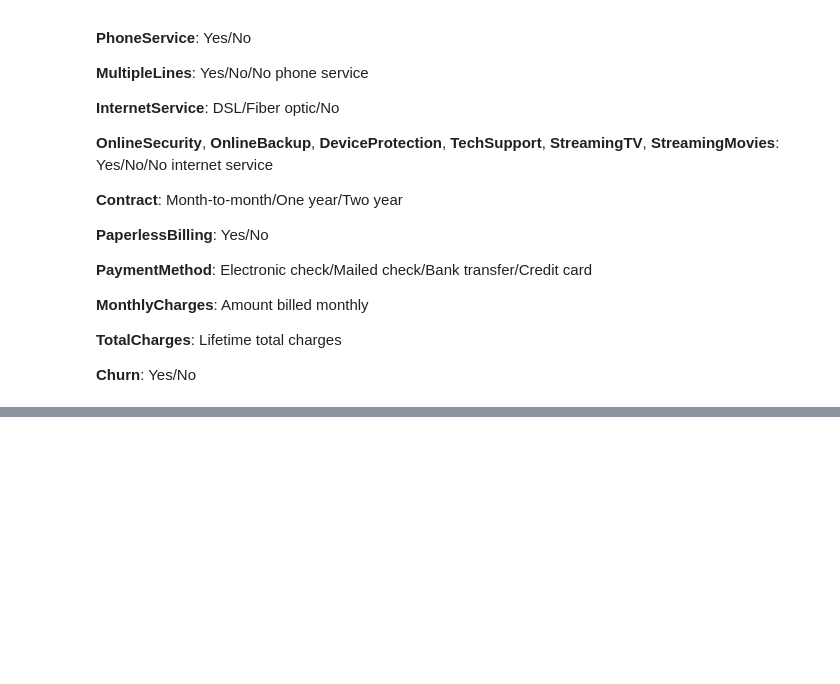
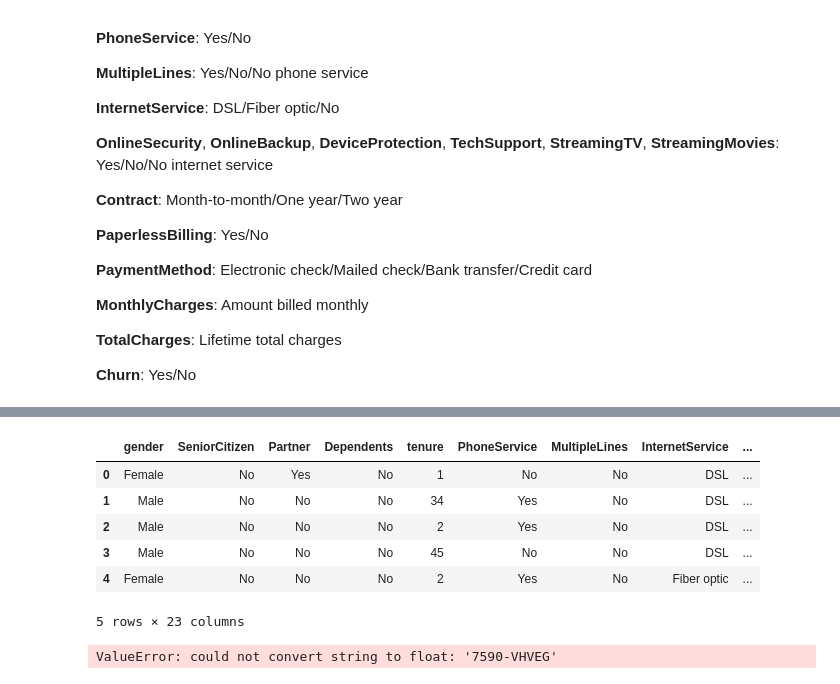
Before and after one commit to akkwok2099/data-analytics-portfolio, a Jupyter notebook: notebooks/01_customer_churn_analysis.ipynb, the cells around one changed output, grey strips where cells are left out. Saved outputs shown, nothing was run; the diff lists cells and outputs as text; code cells hidden in the pictures; blank space fills up the shorter version.

```diff
--- a/notebooks/01_customer_churn_analysis.ipynb
+++ b/notebooks/01_customer_churn_analysis.ipynb
@@ -351,0 +266,19 @@ telecom.shape
+# %%
+# Drop the customerID column because we have no use for it
+telecom_clean = telecom_clean.drop('customerID', axis=1)
+
+telecom_clean.head()
+# %% [output]
+|  | gender | SeniorCitizen | Partner | Dependents | tenure | PhoneService | MultipleLines | InternetService | ... |
+| 0 | Female | No | Yes | No | 1 | No | No | DSL | ... |
+| 1 | Male | No | No | No | 34 | Yes | No | DSL | ... |
+| 2 | Male | No | No | No | 2 | Yes | No | DSL | ... |
+| 3 | Male | No | No | No | 45 | No | No | DSL | ... |
+| 4 | Female | No | No | No | 2 | Yes | No | Fiber optic | ... |
+5 rows × 23 columns
+# %%
+# Create heatmap
+sns.heatmap(telecom)
+plt.show()
+# %% [output]
+ValueError: could not convert string to float: '7590-VHVEG'
```
Also changed, not shown: parts of 52 cells of this notebook.
